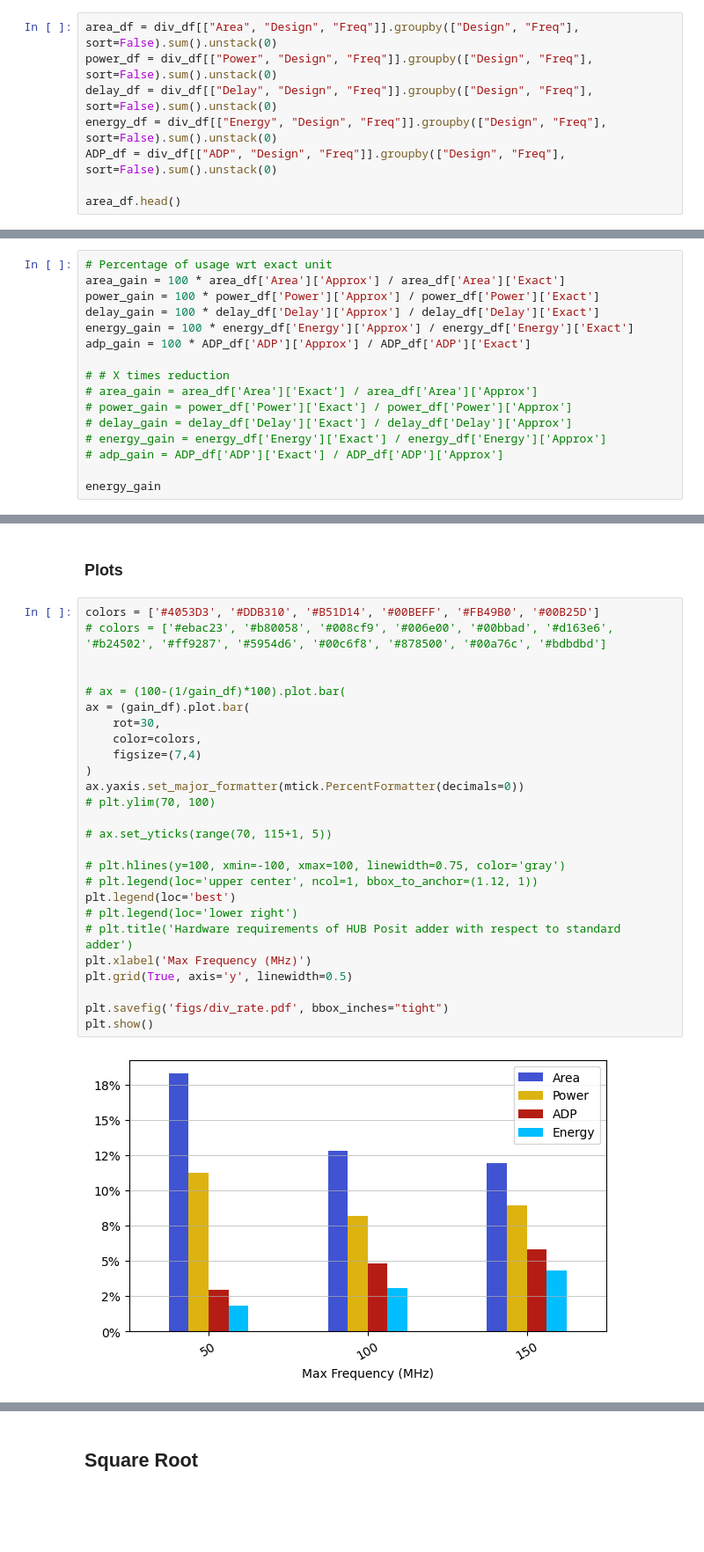
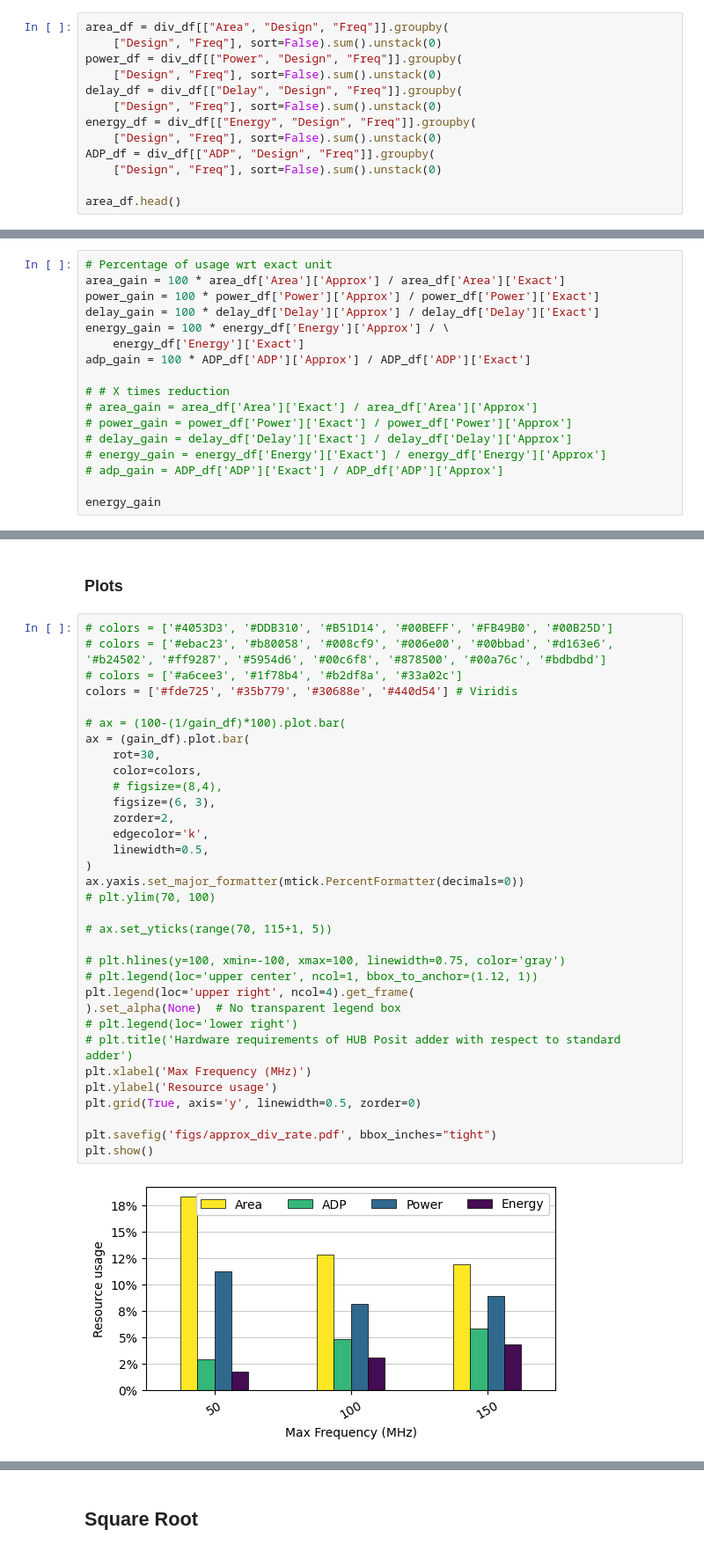
Before and after one commit to RaulMurillo/CoNGA_23, a Jupyter notebook: vhdl/plot_graphs.ipynb, the cells around one changed output, grey strips where cells are left out. Shown at 88% size. Drawn from its saved outputs; the diff is of its cells as text; blank space fills up the shorter version.

```diff
--- a/vhdl/plot_graphs.ipynb
+++ b/vhdl/plot_graphs.ipynb
@@ -254,11 +285,16 @@ div_df.head()
 | 86 | Approx | 32 | 50 | MET | 2233.929592 | 3.4699 | 3.24 | 11242.476 | 7237.931878 |
 | 87 | Approx | 32 | 100 | MET | 2233.929592 | 3.4699 | 3.24 | 11242.476 | 7237.931878 |
 # %%
-area_df = div_df[["Area", "Design", "Freq"]].groupby(["Design", "Freq"], sort=False).sum().unstack(0)
-power_df = div_df[["Power", "Design", "Freq"]].groupby(["Design", "Freq"], sort=False).sum().unstack(0)
-delay_df = div_df[["Delay", "Design", "Freq"]].groupby(["Design", "Freq"], sort=False).sum().unstack(0)
-energy_df = div_df[["Energy", "Design", "Freq"]].groupby(["Design", "Freq"], sort=False).sum().unstack(0)
-ADP_df = div_df[["ADP", "Design", "Freq"]].groupby(["Design", "Freq"], sort=False).sum().unstack(0)
+area_df = div_df[["Area", "Design", "Freq"]].groupby(
+    ["Design", "Freq"], sort=False).sum().unstack(0)
+power_df = div_df[["Power", "Design", "Freq"]].groupby(
+    ["Design", "Freq"], sort=False).sum().unstack(0)
+delay_df = div_df[["Delay", "Design", "Freq"]].groupby(
+    ["Design", "Freq"], sort=False).sum().unstack(0)
+energy_df = div_df[["Energy", "Design", "Freq"]].groupby(
+    ["Design", "Freq"], sort=False).sum().unstack(0)
+ADP_df = div_df[["ADP", "Design", "Freq"]].groupby(
+    ["Design", "Freq"], sort=False).sum().unstack(0)
 
 area_df.head()
 # %% [output]
@@ -275,7 +311,8 @@ area_df.head()
 area_gain = 100 * area_df['Area']['Approx'] / area_df['Area']['Exact']
 power_gain = 100 * power_df['Power']['Approx'] / power_df['Power']['Exact']
 delay_gain = 100 * delay_df['Delay']['Approx'] / delay_df['Delay']['Exact']
-energy_gain = 100 * energy_df['Energy']['Approx'] / energy_df['Energy']['Exact']
+energy_gain = 100 * energy_df['Energy']['Approx'] / \
+    energy_df['Energy']['Exact']
 adp_gain = 100 * ADP_df['ADP']['Approx'] / ADP_df['ADP']['Exact']
 
 # # X times reduction
@@ -324,32 +368,39 @@ gain_df.columns = [
 # %% [markdown]
 ### Plots
 # %%
-colors = ['#4053D3', '#DDB310', '#B51D14', '#00BEFF', '#FB49B0', '#00B25D']
+# colors = ['#4053D3', '#DDB310', '#B51D14', '#00BEFF', '#FB49B0', '#00B25D']
 # colors = ['#ebac23', '#b80058', '#008cf9', '#006e00', '#00bbad', '#d163e6', '#b24502', '#ff9287', '#5954d6', '#00c6f8', '#878500', '#00a76c', '#bdbdbd']
-
+# colors = ['#a6cee3', '#1f78b4', '#b2df8a', '#33a02c']
+colors = ['#fde725', '#35b779', '#30688e', '#440d54'] # Viridis
 
 # ax = (100-(1/gain_df)*100).plot.bar(
 ax = (gain_df).plot.bar(
     rot=30,
     color=colors,
-    figsize=(7,4)
+    # figsize=(8,4),
+    figsize=(6, 3),
+    zorder=2,
+    edgecolor='k',
+    linewidth=0.5,
 )
 ax.yaxis.set_major_formatter(mtick.PercentFormatter(decimals=0))
 # plt.ylim(70, 100)
 
 # ax.set_yticks(range(70, 115+1, 5))
 
 # plt.hlines(y=100, xmin=-100, xmax=100, linewidth=0.75, color='gray')
 # plt.legend(loc='upper center', ncol=1, bbox_to_anchor=(1.12, 1))
-plt.legend(loc='best')
+plt.legend(loc='upper right', ncol=4).get_frame(
+).set_alpha(None)  # No transparent legend box
 # plt.legend(loc='lower right')
 # plt.title('Hardware requirements of HUB Posit adder with respect to standard adder')
 plt.xlabel('Max Frequency (MHz)')
-plt.grid(True, axis='y', linewidth=0.5)
+plt.ylabel('Resource usage')
+plt.grid(True, axis='y', linewidth=0.5, zorder=0)
 
-plt.savefig('figs/div_rate.pdf', bbox_inches="tight")
+plt.savefig('figs/approx_div_rate.pdf', bbox_inches="tight")
 plt.show()
 # %% [output]
-[figure, old version]
+[figure, new version]
 # %%
 ax1 = area_df.plot.line(
```
Also changed, not shown: parts of 27 cells of this notebook, 21 other files.
